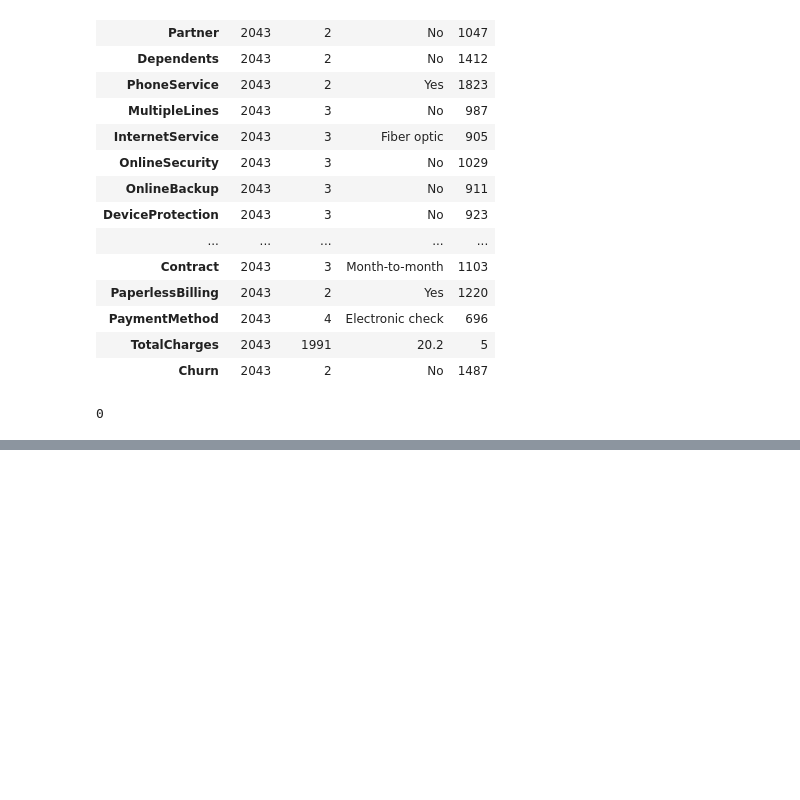
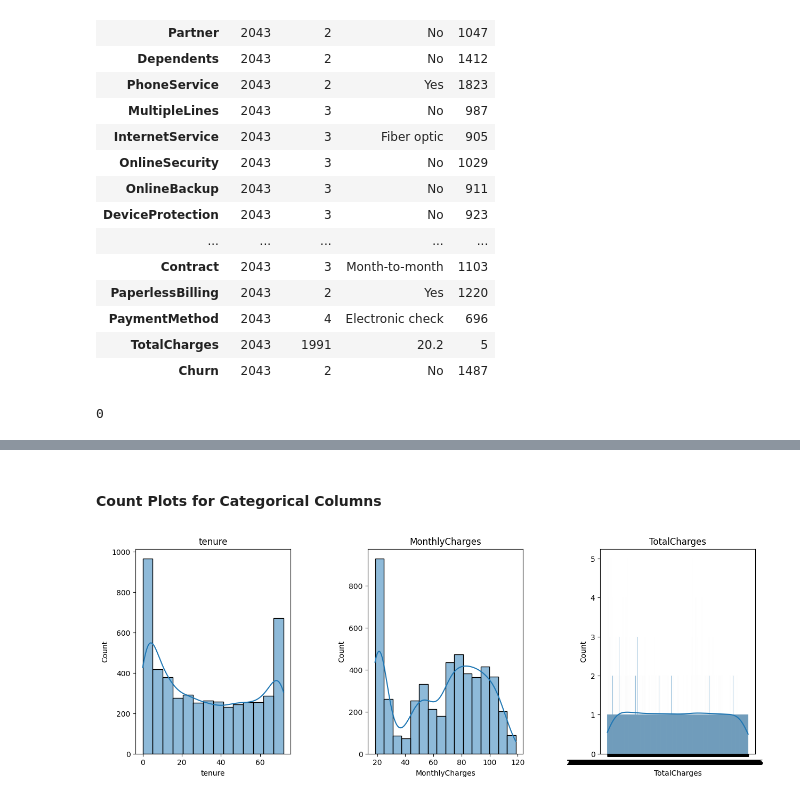
Before and after one commit to valentinewawira-o/LP2_CUSTOMER-CHURN-PROJECT, a Jupyter notebook: customer _churn.ipynb, the cells around one changed output, grey strips where cells are left out. Saved outputs shown, nothing was run; the diff lists cells and outputs as text; code cells hidden in the pictures; blank space fills up the shorter version.

```diff
--- a/customer _churn.ipynb
+++ b/customer _churn.ipynb
@@ -265,0 +517,22 @@ telco_data2.duplicated().sum()
+# %% [markdown]
+#### **Count Plots for Categorical Columns**
+# %%
+
+numerical_columns = ['tenure', 'MonthlyCharges', 'TotalCharges']
+
+# Set up subplots for better visibility
+fig, axes = plt.subplots(nrows=1, ncols=len(numerical_columns), figsize=(15, 5))
+fig.subplots_adjust(wspace=0.5)  # Adjust horizontal spacing
+
+# Loop through each numerical column
+for i, column in enumerate(numerical_columns):
+    # Create a histogram using Seaborn
+    sns.histplot(data=voda_df, x=column, kde=True, ax=axes[i])
+
+    # Add a title to the histogram with the name of the column
+    axes[i].set_title(column)
+
+# Show the subplots for numerical histograms
+plt.show()
+# %% [output]
+[figure, added]
```
Also changed, not shown: parts of 37 cells of this notebook, 1 other file.
